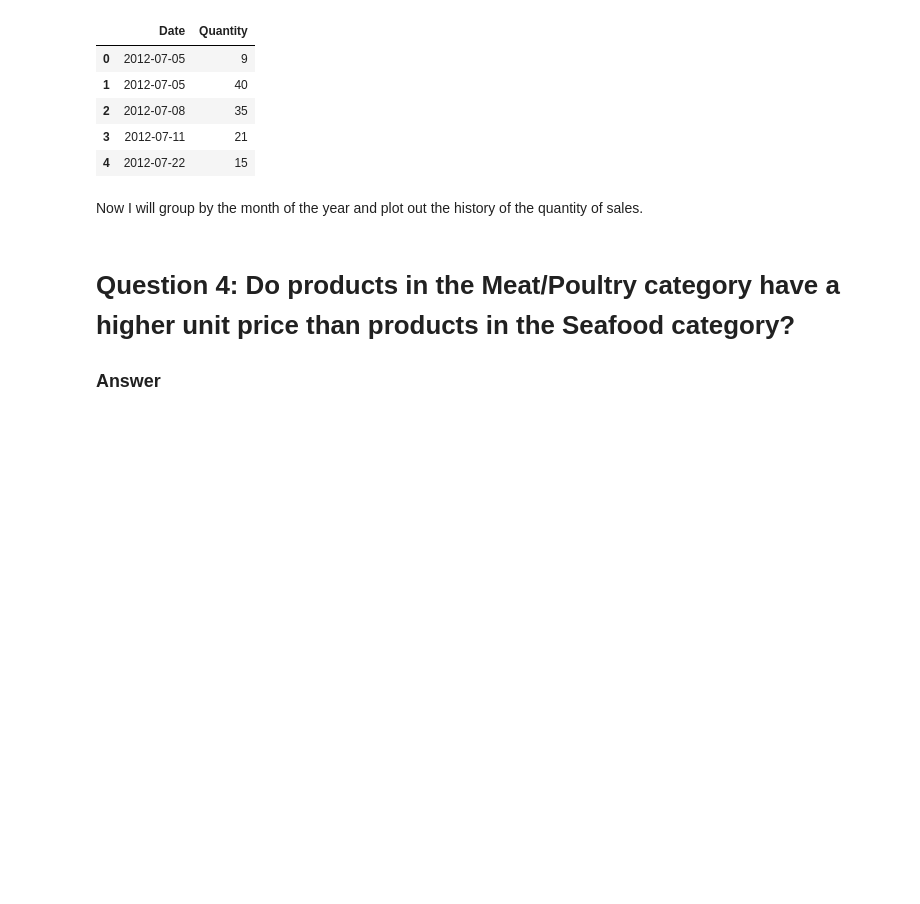
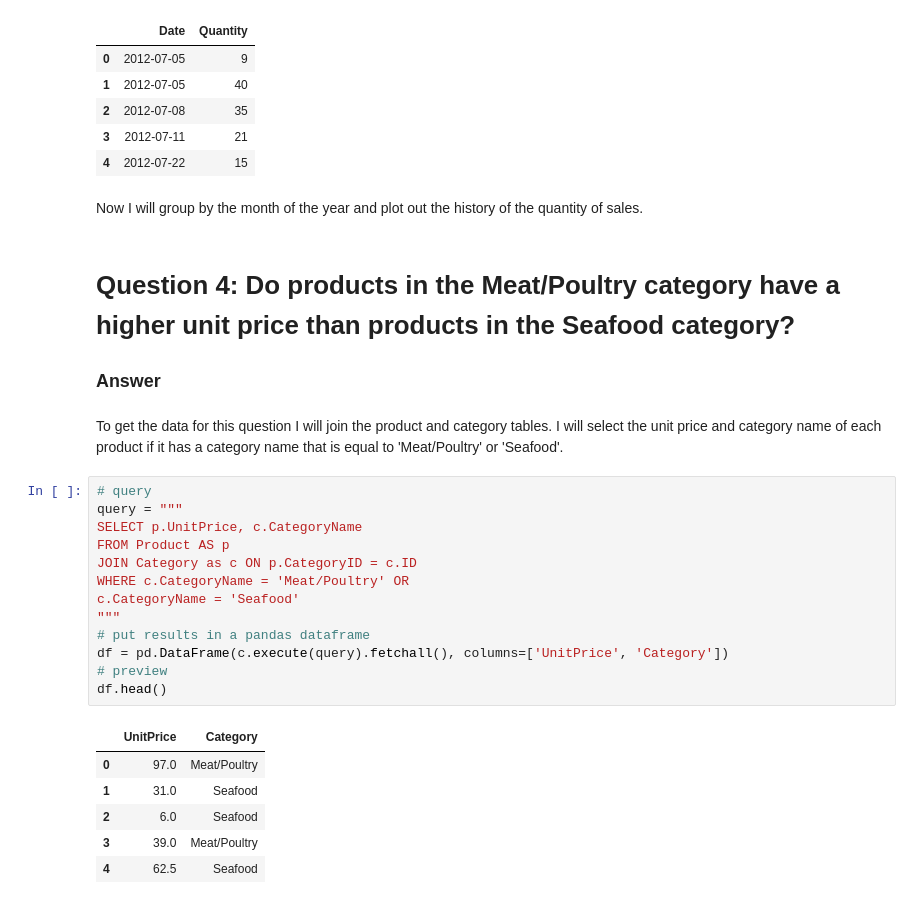
Before and after one commit to georgewillben/Northwind-Database-Statistical-Tests-Module-3-Project, a Jupyter notebook: Northwind_Statistical_Tests.ipynb, the cells around one changed output. Drawn from its saved outputs; the diff is of its cells as text; blank space fills up the shorter version.

Commit message:
Question 4

```diff
--- a/Northwind_Statistical_Tests.ipynb
+++ b/Northwind_Statistical_Tests.ipynb
@@ -462,3 +462,25 @@ Now I will group by the month of the year and plot out the history of the quanti
 # Question 4: Do products in the Meat/Poultry category have a higher unit price than products in the Seafood category?
 
 ### Answer
+# %% [markdown]
+To get the data for this question I will join the product and category tables. I will select the unit price and category name of each product if it has a category name that is equal to 'Meat/Poultry' or 'Seafood'.
+# %%
+# query
+query = """
+SELECT p.UnitPrice, c.CategoryName
+FROM Product AS p
+JOIN Category as c ON p.CategoryID = c.ID
+WHERE c.CategoryName = 'Meat/Poultry' OR
+c.CategoryName = 'Seafood'
+"""
+# put results in a pandas dataframe
+df = pd.DataFrame(c.execute(query).fetchall(), columns=['UnitPrice', 'Category'])
+# preview
+df.head()
+# %% [output]
+|  | UnitPrice | Category |
+| 0 | 97.0 | Meat/Poultry |
+| 1 | 31.0 | Seafood |
+| 2 | 6.0 | Seafood |
+| 3 | 39.0 | Meat/Poultry |
+| 4 | 62.5 | Seafood |
```
Also changed, not shown: parts of 18 cells of this notebook.
